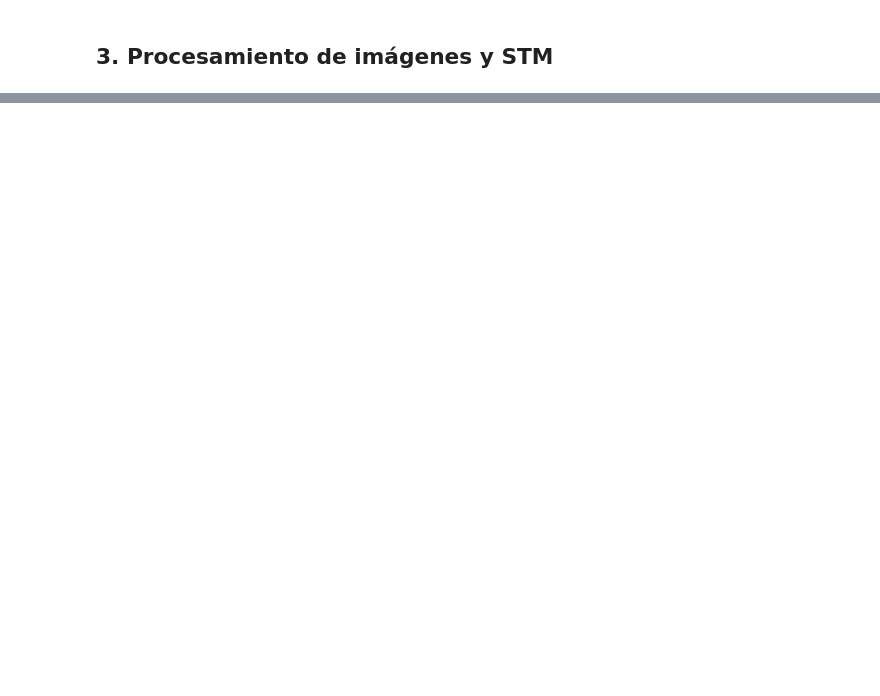
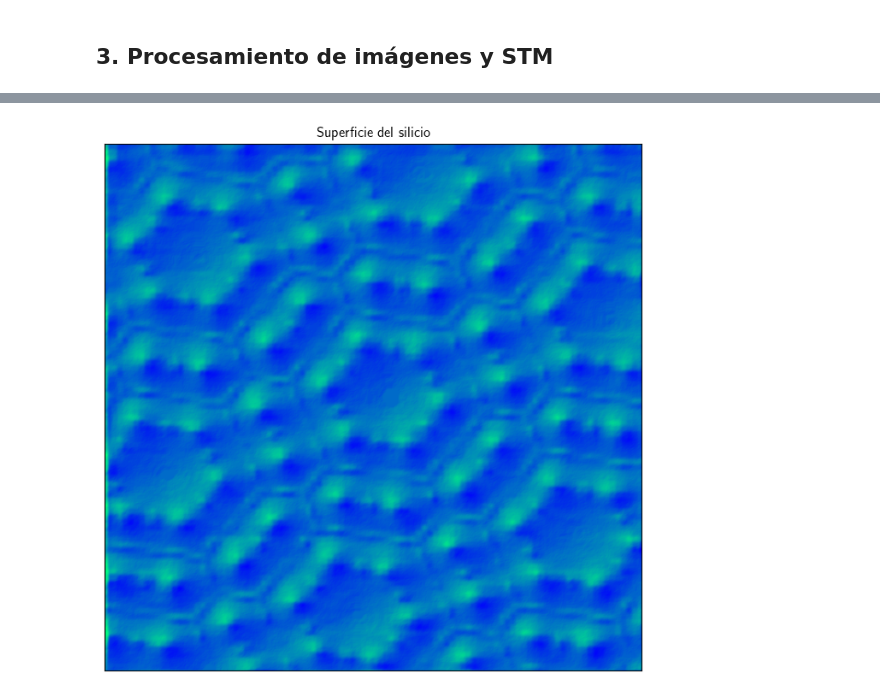
Before and after one commit to MarcosLopezM/FisicaComputacional-20251, a Jupyter notebook: Tareas/T6/TareaPractica6.ipynb, the cells around one changed output, grey strips where cells are left out. Cells and saved outputs as stored; diff of their text form; code cells hidden in the pictures; blank space fills up the shorter version.

```diff
--- a/Tareas/T6/TareaPractica6.ipynb
+++ b/Tareas/T6/TareaPractica6.ipynb
@@ -55,0 +114,14 @@ plt.show()
+# %%
+stm = np.loadtxt("stm.txt")
+# %%
+h = 2.5 # unidades arbitrarias
+Dx, Dy = diferenciacion_datos(stm, h)
+# %%
+plt.figure(figsize=(12, 8))
+plt.imshow(I(Dx, Dy), cmap="winter")
+plt.title("Superficie del silicio")
+plt.xticks([])
+plt.yticks([])
+plt.show()
+# %% [output]
+[figure, added]
```
Also changed, not shown: parts of 13 cells of this notebook, 1 other file.
